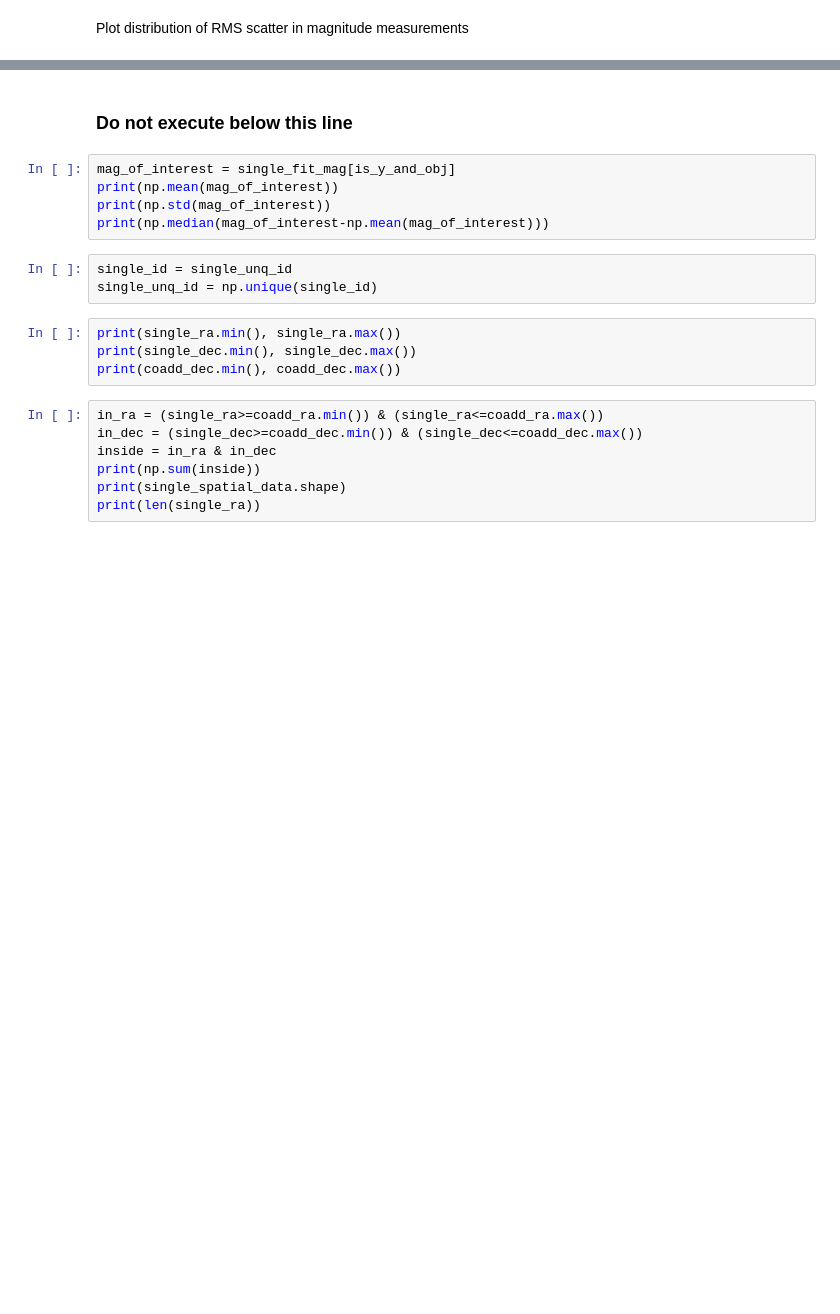
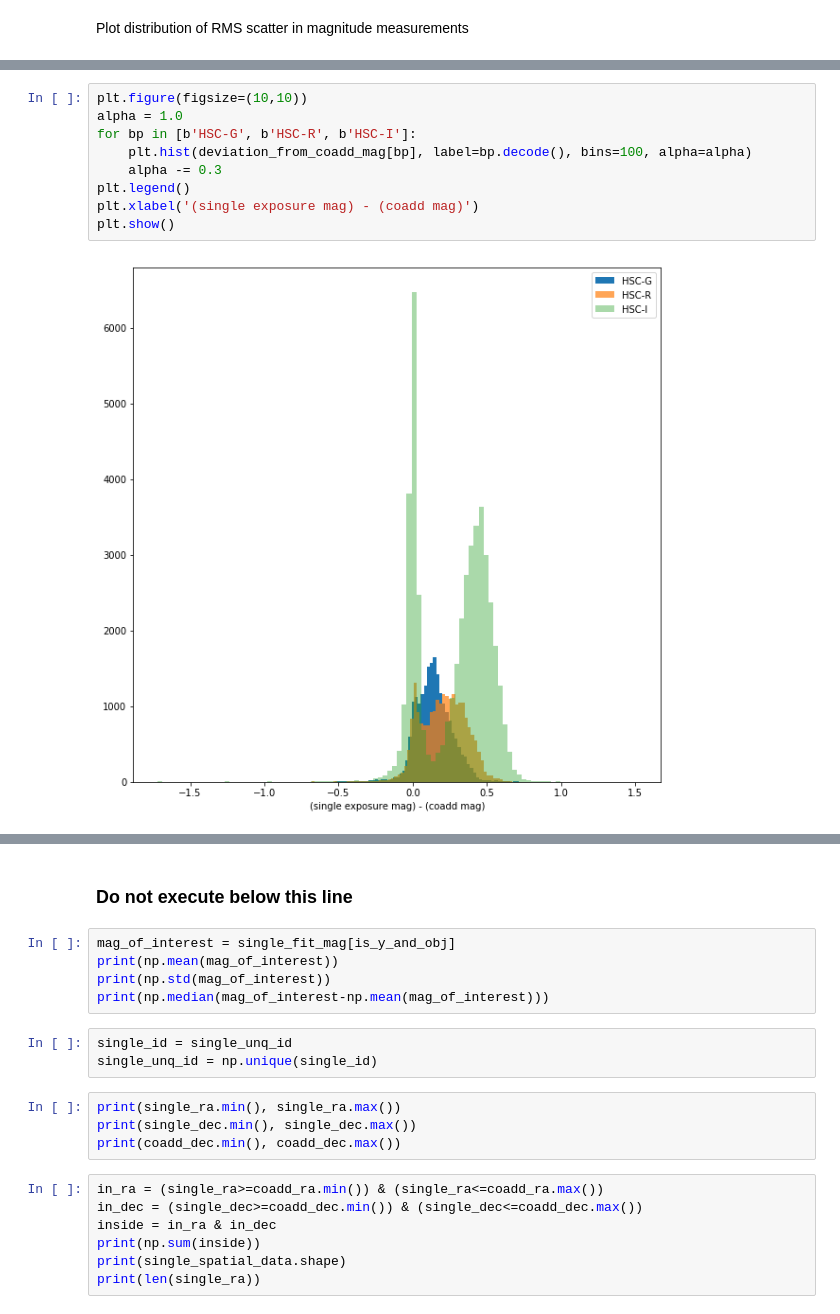
Before and after one commit to lsst-com/requirements_notebooks, a Jupyter notebook: TestCases/LVV-T389.ipynb, the cells around one changed output, grey strips where cells are left out. Drawn from its saved outputs; the diff is of its cells as text; blank space fills up the shorter version.

```diff
--- a/TestCases/LVV-T389.ipynb
+++ b/TestCases/LVV-T389.ipynb
@@ -386,0 +454,11 @@ for bp in [b'HSC-G', b'HSC-R', b'HSC-I', b'HSC-Z', b'HSC-Y']:
+# %%
+plt.figure(figsize=(10,10))
+alpha = 1.0
+for bp in [b'HSC-G', b'HSC-R', b'HSC-I']:
+    plt.hist(deviation_from_coadd_mag[bp], label=bp.decode(), bins=100, alpha=alpha)
+    alpha -= 0.3
+plt.legend()
+plt.xlabel('(single exposure mag) - (coadd mag)')
+plt.show()
+# %% [output]
+[figure, added]
```
Also changed, not shown: parts of 15 cells of this notebook.
